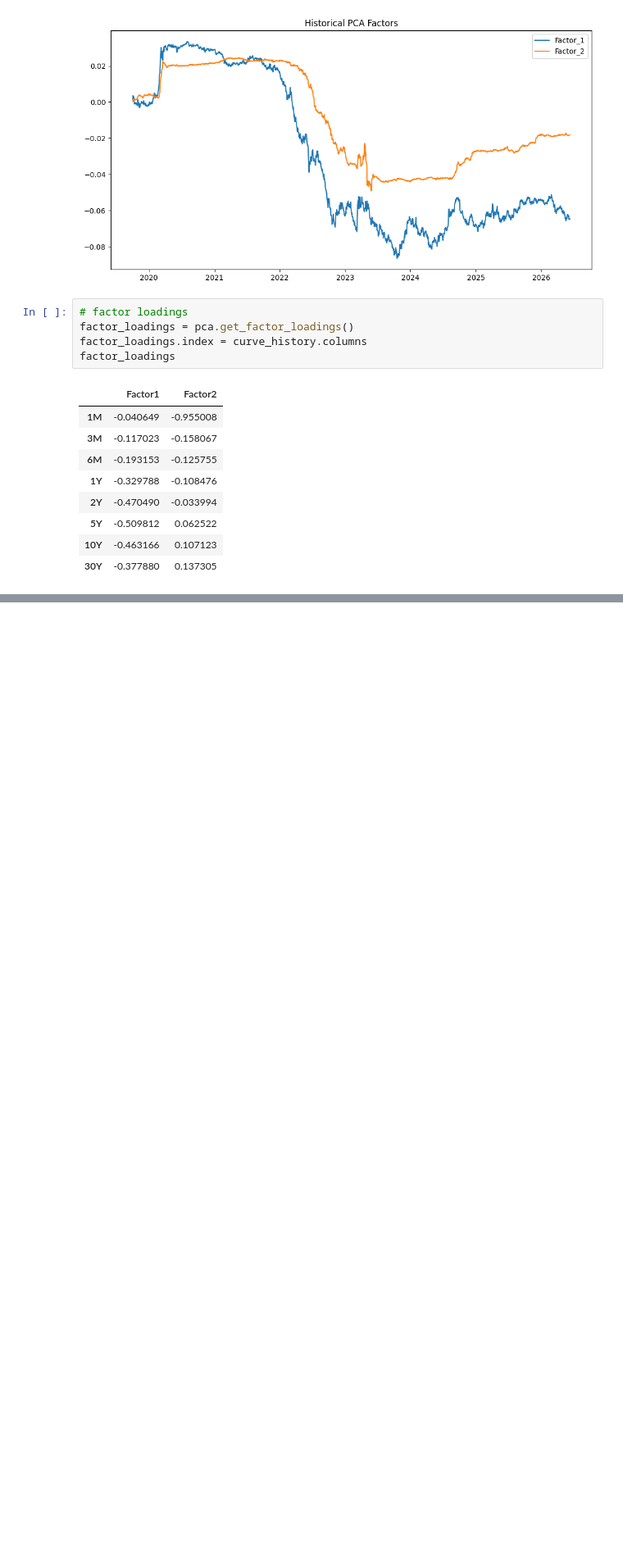
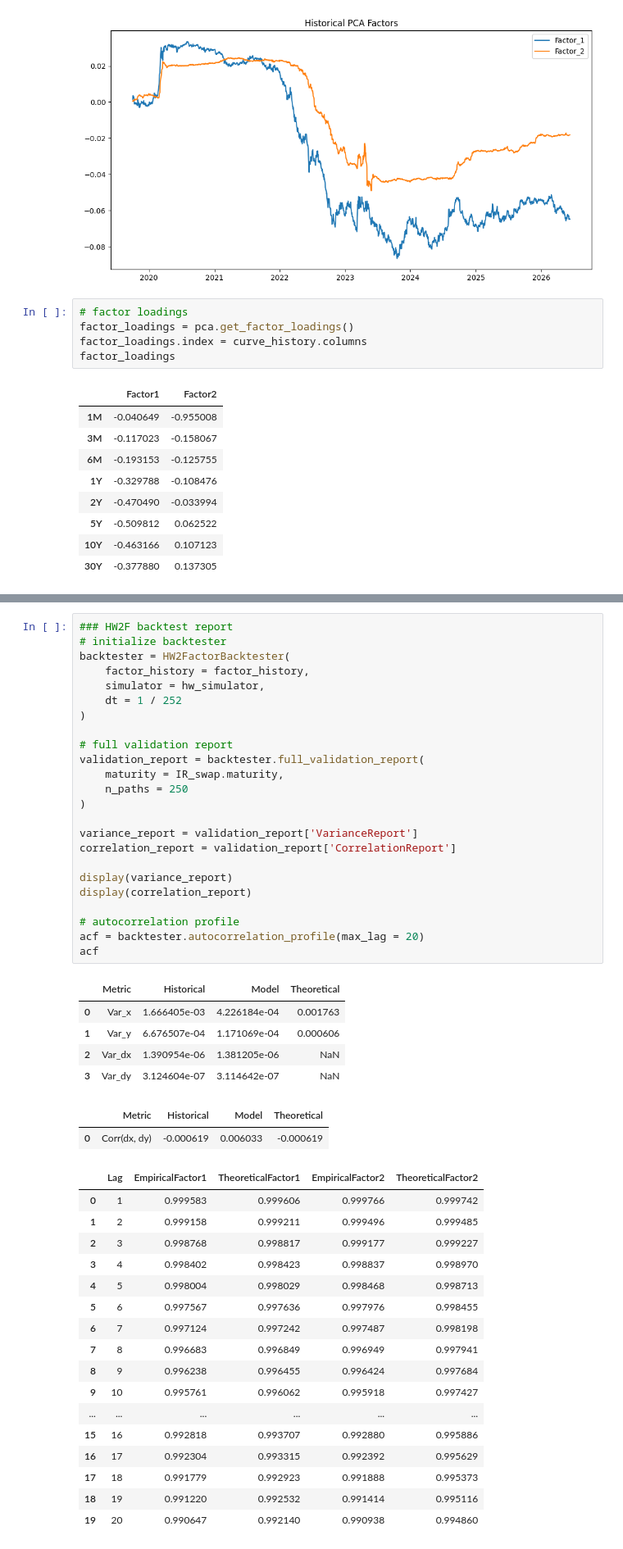
Before and after one commit to gorkemyencak/treasury-valuation-engine, a Jupyter notebook: notebooks/12_hw2f_calibration.ipynb, the cells around one changed output, grey strips where cells are left out. Shown at 82% size. Drawn from its saved outputs; the diff is of its cells as text; blank space fills up the shorter version.

Commit message:
hw 2-factor backtester - historical, model-implied, and theoretical var, corr, acf profiles

```diff
--- a/notebooks/12_hw2f_calibration.ipynb
+++ b/notebooks/12_hw2f_calibration.ipynb
@@ -234,0 +237,49 @@ exposure_report
+# %%
+### HW2F backtest report
+# initialize backtester
+backtester = HW2FactorBacktester(
+    factor_history = factor_history,
+    simulator = hw_simulator,
+    dt = 1 / 252
+)
+
+# full validation report
+validation_report = backtester.full_validation_report(
+    maturity = IR_swap.maturity,
+    n_paths = 250
+)
+
+variance_report = validation_report['VarianceReport']
+correlation_report = validation_report['CorrelationReport']
+
+display(variance_report)
+display(correlation_report)
+
+# autocorrelation profile
+acf = backtester.autocorrelation_profile(max_lag = 20)
+acf
+# %% [output]
+|  | Metric | Historical | Model | Theoretical |
+| 0 | Var_x | 1.666405e-03 | 4.226184e-04 | 0.001763 |
+| 1 | Var_y | 6.676507e-04 | 1.171069e-04 | 0.000606 |
+| 2 | Var_dx | 1.390954e-06 | 1.381205e-06 | NaN |
+| 3 | Var_dy | 3.124604e-07 | 3.114642e-07 | NaN |
+|  | Metric | Historical | Model | Theoretical |
+| 0 | Corr(dx, dy) | -0.000619 | 0.006033 | -0.000619 |
+|  | Lag | EmpiricalFactor1 | TheoreticalFactor1 | EmpiricalFactor2 | TheoreticalFactor2 |
+| 0 | 1 | 0.999583 | 0.999606 | 0.999766 | 0.999742 |
+| 1 | 2 | 0.999158 | 0.999211 | 0.999496 | 0.999485 |
+| 2 | 3 | 0.998768 | 0.998817 | 0.999177 | 0.999227 |
+| 3 | 4 | 0.998402 | 0.998423 | 0.998837 | 0.998970 |
+| 4 | 5 | 0.998004 | 0.998029 | 0.998468 | 0.998713 |
+| 5 | 6 | 0.997567 | 0.997636 | 0.997976 | 0.998455 |
+| 6 | 7 | 0.997124 | 0.997242 | 0.997487 | 0.998198 |
+| 7 | 8 | 0.996683 | 0.996849 | 0.996949 | 0.997941 |
+| 8 | 9 | 0.996238 | 0.996455 | 0.996424 | 0.997684 |
+| 9 | 10 | 0.995761 | 0.996062 | 0.995918 | 0.997427 |
+| ... | ... | ... | ... | ... | ... |
+| 15 | 16 | 0.992818 | 0.993707 | 0.992880 | 0.995886 |
+| 16 | 17 | 0.992304 | 0.993315 | 0.992392 | 0.995629 |
+| 17 | 18 | 0.991779 | 0.992923 | 0.991888 | 0.995373 |
+| 18 | 19 | 0.991220 | 0.992532 | 0.991414 | 0.995116 |
+| 19 | 20 | 0.990647 | 0.992140 | 0.990938 | 0.994860 |
```
Also changed, not shown: parts of 3 cells of this notebook, 3 other files.
